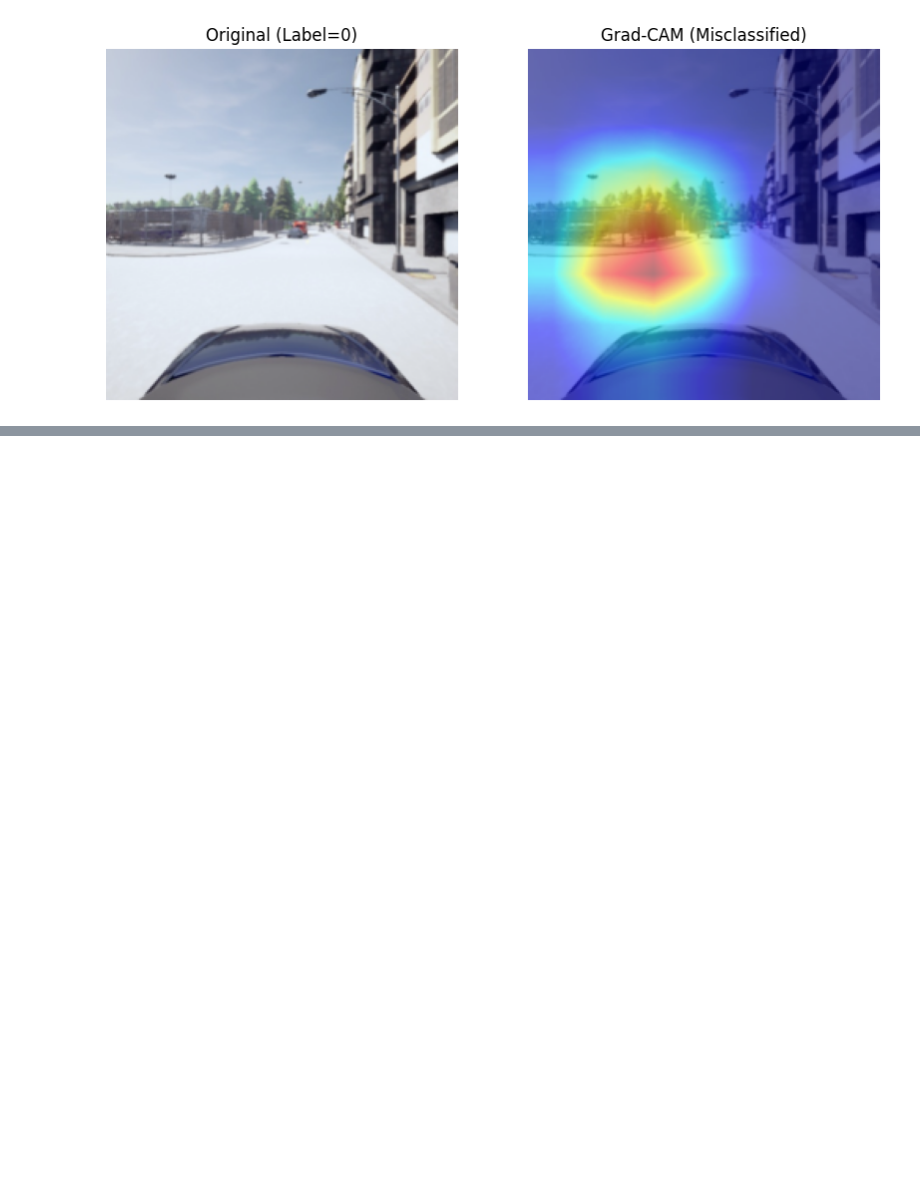
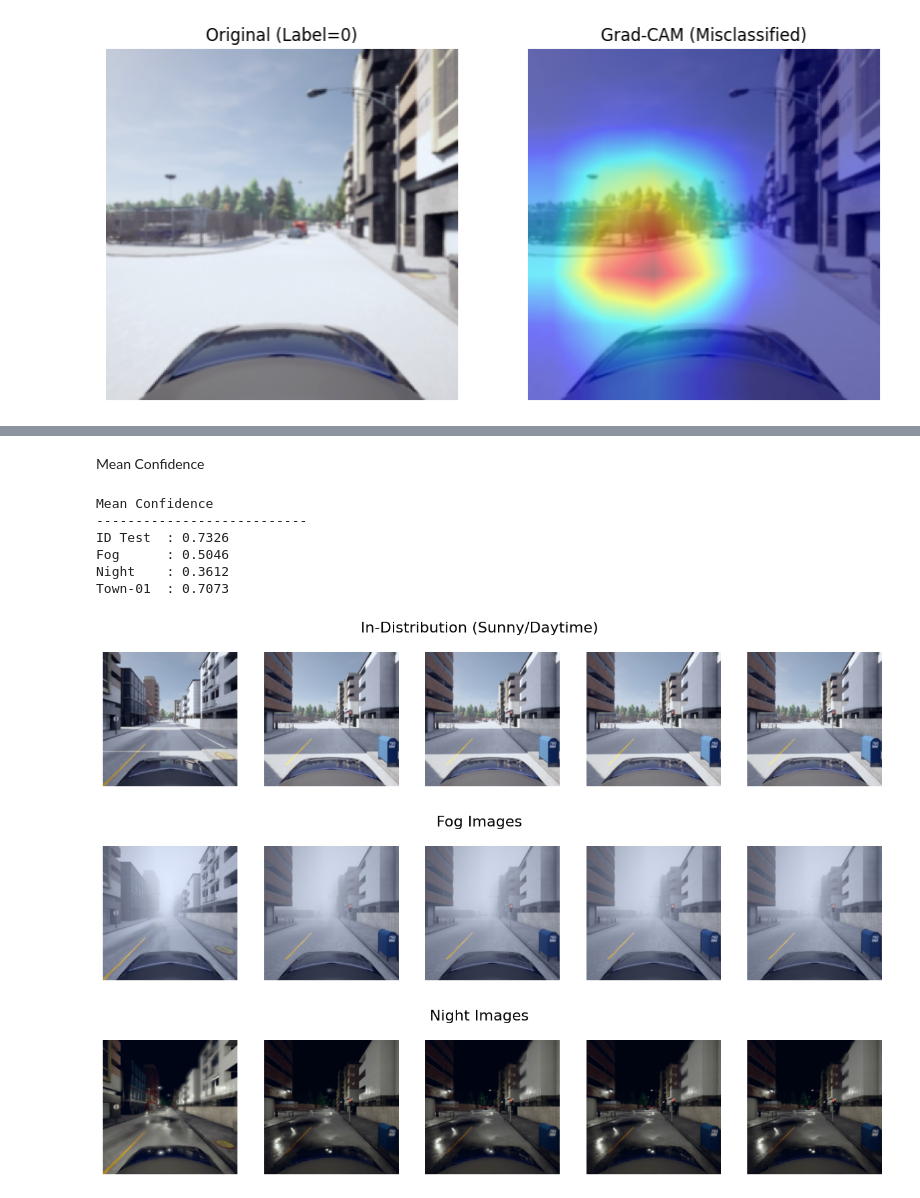
Before and after one commit to vinitdarji16/MLS-Exercise, a Jupyter notebook: MLS_exercises3_final.ipynb, the cells around one changed output, grey strips where cells are left out. Cells and saved outputs as stored; diff of their text form; code cells hidden in the pictures; blank space fills up the shorter version.

```diff
--- a/MLS_exercises3_final.ipynb
+++ b/MLS_exercises3_final.ipynb
@@ -712,0 +754,70 @@ plt.show()
+# %% [markdown]
+Mean Confidence
+# %%
+import torch
+import numpy as np
+
+def get_confidence(model, loader):
+    model.eval()
+
+    confidences = []
+
+    with torch.no_grad():
+        for images, labels in loader:
+
+            images = images.to(device)
+
+            outputs = model(images)
+
+            probs = torch.sigmoid(outputs)
+
+            confidences.extend(probs.cpu().numpy().flatten())
+
+    return np.mean(confidences)
+
+
+id_conf = get_confidence(model, test_loader)
+fog_conf = get_confidence(model, fog_loader)
+night_conf = get_confidence(model, night_loader)
+town_conf = get_confidence(model, town_loader)
+
+print("Mean Confidence")
+print("---------------------------")
+print(f"ID Test  : {id_conf:.4f}")
+print(f"Fog      : {fog_conf:.4f}")
+print(f"Night    : {night_conf:.4f}")
+print(f"Town-01  : {town_conf:.4f}")
+# %% [output]
+Mean Confidence
+---------------------------
+ID Test  : 0.7326
+Fog      : 0.5046
+Night    : 0.3612
+Town-01  : 0.7073
+# %%
+import matplotlib.pyplot as plt
+
+def show_images(loader, title, n=5):
+    images, labels = next(iter(loader))
+
+    plt.figure(figsize=(15,3))
+    plt.suptitle(title, fontsize=16)
+
+    for i in range(n):
+        img = images[i].permute(1,2,0).numpy()
+        img = (img - img.min())/(img.max()-img.min())
+
+        plt.subplot(1,n,i+1)
+        plt.imshow(img)
+        plt.axis("off")
+
+    plt.show()
+
+
+show_images(test_loader, "In-Distribution (Sunny/Daytime)", 5)
+show_images(fog_loader, "Fog Images", 5)
+show_images(night_loader, "Night Images", 5)
+# %% [output]
+[figure, added]
+[figure, added]
+[figure, added]
```
Also changed, not shown: parts of 10 cells of this notebook.
